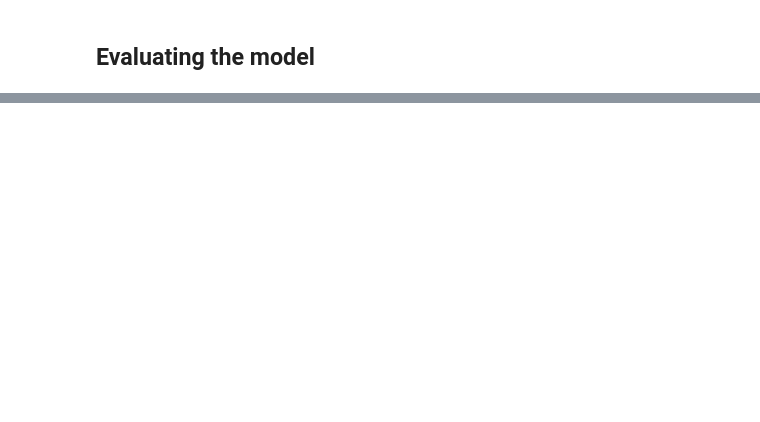
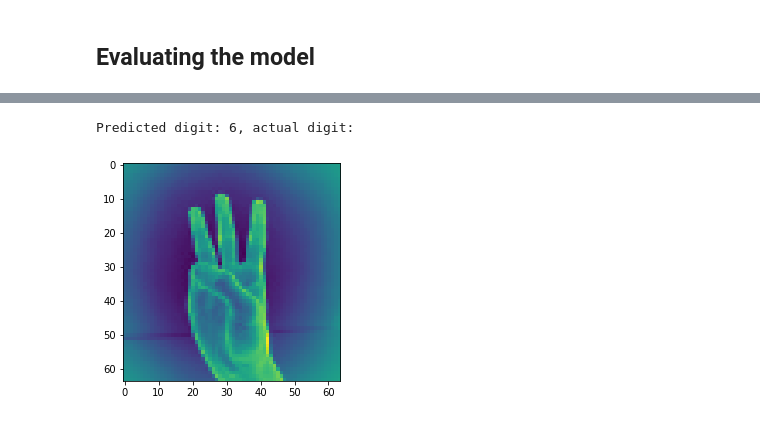
Before and after one commit to wozniakmikolaj/sign-language-digits, a Jupyter notebook: cnn-digit-classifier.ipynb, the cells around one changed output, grey strips where cells are left out. Saved outputs shown, nothing was run; the diff lists cells and outputs as text; code cells hidden in the pictures; blank space fills up the shorter version.

```diff
--- a/cnn-digit-classifier.ipynb
+++ b/cnn-digit-classifier.ipynb
@@ -163,0 +215,3 @@ We can clearly see that there are some distinct features for every sign (every i
+# %%
+x_train = x_train.reshape(x_train.shape[0], 64, 64, 1).astype('float32')
+x_test = x_test.reshape(x_test.shape[0], 64, 64, 1).astype('float32')
@@ -166,2 +346,31 @@ We can clearly see that there are some distinct features for every sign (every i
+# %%
+model = Sequential()
+
+model.add(Conv2D(16, (3, 3), input_shape=x_train.shape[1:]))
+model.add(Activation("relu"))
+model.add(MaxPool2D(pool_size=(2, 2)))
+
+model.add(Conv2D(32, (3, 3)))
+model.add(Activation("relu"))
+model.add(Dropout(0.2))
+model.add(MaxPool2D(pool_size=(2, 2)))
+
+model.add(Conv2D(64, (3, 3)))
+model.add(BatchNormalization())
+model.add(Activation("relu"))
+model.add(Dropout(0.2))
+model.add(MaxPool2D(pool_size=(2, 2)))
+
+model.add(Flatten())
+
+model.add(Dense(64))
+model.add(Activation("relu"))
+
+model.add(Dense(10))
+model.add(Activation("softmax"))
+# %%
+opt = keras.optimizers.Adam(lr=0.0002, decay=1e-6)
+
+model.compile(loss='categorical_crossentropy', optimizer=opt, metrics=['accuracy'])
 # %% [markdown]
 ## Training a Convolutional Neural Network
@@ -167,0 +386,2 @@ We can clearly see that there are some distinct features for every sign (every i
+# %%
+hist = model.fit(x_train, y_train, batch_size=96, epochs=50, validation_split=0.2)
@@ -169,0 +440,10 @@ We can clearly see that there are some distinct features for every sign (every i
+# %%
+prediction = model.predict(x_test)
+print("Predicted digit: {}, actual digit:".format(np.argmax(prediction[9])))
+plt.imshow(x_test[9].reshape(64,64))
+plt.show()
+# plt.imshow(x_test[70], cmap=plt.cm.binary)
+# plt.show()
+# %% [output]
+Predicted digit: 6, actual digit:
+[figure, added]
```
Also changed, not shown: parts of 33 cells of this notebook.
